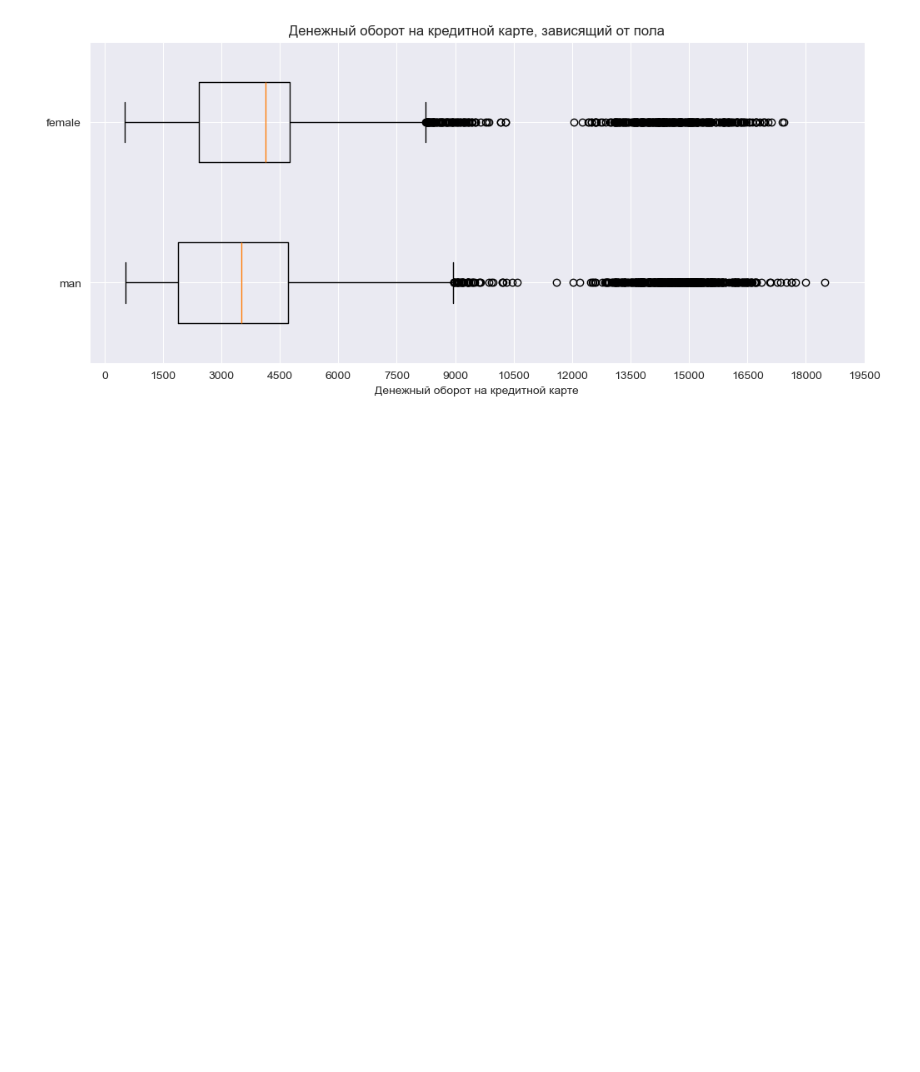
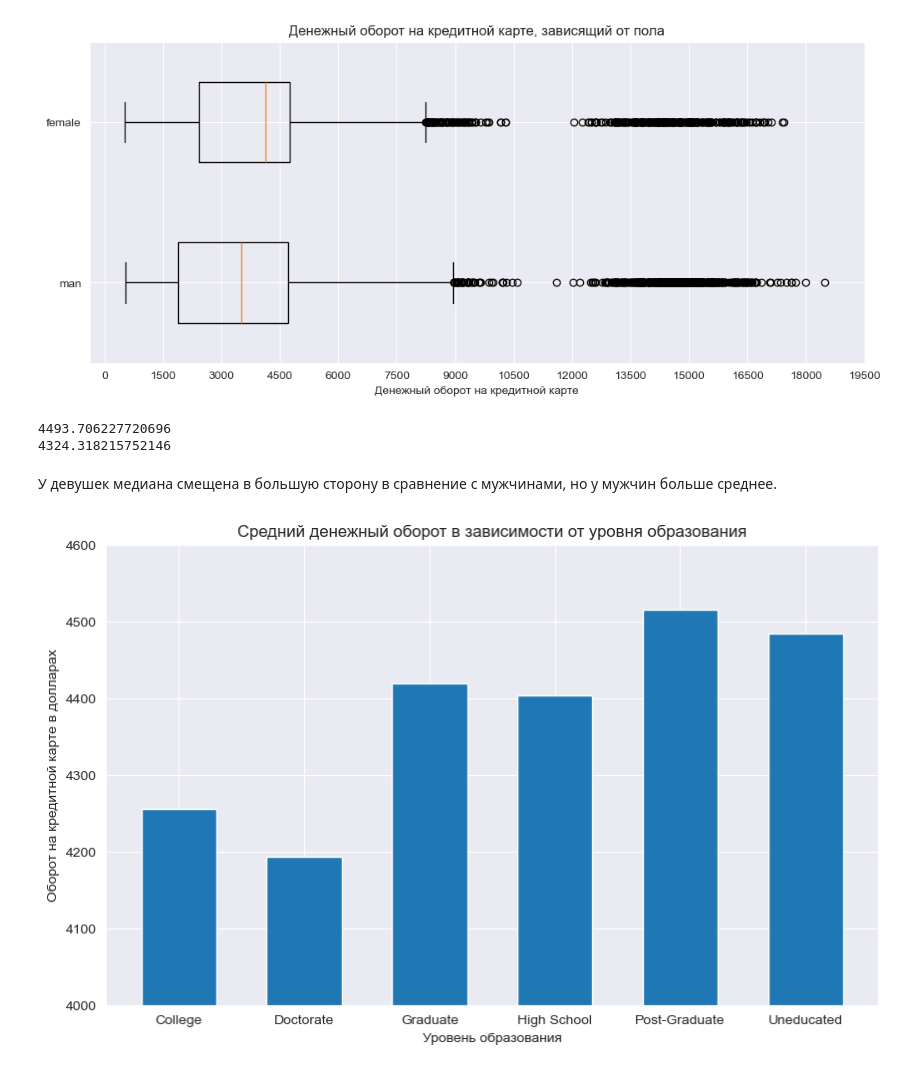
Before and after one commit to DanSikQ/Data_Analyst_Portfolio, a Jupyter notebook: projects/Bank_customers_analysis/new_test.ipynb, the cells around one changed output. Drawn from its saved outputs; the diff is of its cells as text; code cells hidden in the pictures; blank space fills up the shorter version.

```diff
--- a/projects/Bank_customers_analysis/new_test.ipynb
+++ b/projects/Bank_customers_analysis/new_test.ipynb
@@ -127,3 +127,26 @@ plt.title("Денежный оборот на кредитной карте, з
 # %% [output]
 Text(0.5, 1.0, 'Денежный оборот на кредитной карте, зависящий от пола')
 [figure]
+# %%
+print(male['total_trans_amt'].mean())
+print(female['total_trans_amt'].mean())
+# %% [output]
+4493.706227720696
+4324.318215752146
+# %% [markdown]
+У девушек медиана смещена в большую сторону в сравнение с мужчинами, но у мужчин больше среднее.
+# %%
+task_3_2 = credit[["education_level", "total_trans_amt"]]
+task_3_2 = task_3_2.groupby(["education_level"], as_index = False).mean().drop(6)
+
+fig, ax = plt.subplots(figsize=(10,6))
+
+ax.bar(task_3_2['education_level'], height = task_3_2["total_trans_amt"], width = 0.6 )
+ax.set_ylim(4000, 4600)
+
+plt.xlabel('Уровень образования')
+plt.ylabel('Оборот на кредитной карте в долларах')
+plt.title('Средний денежный оборот в зависимости от уровня образования')
+plt.grid(axis='y', linestyle='-', alpha=1)
+# %% [output]
+[figure, added]
```
Also changed, not shown: parts of 3 cells of this notebook.
